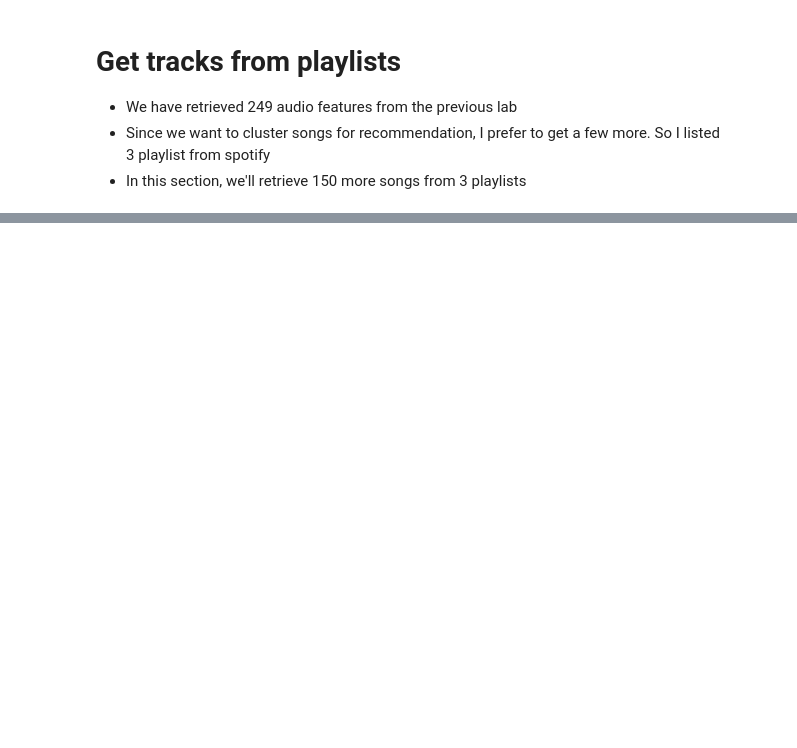
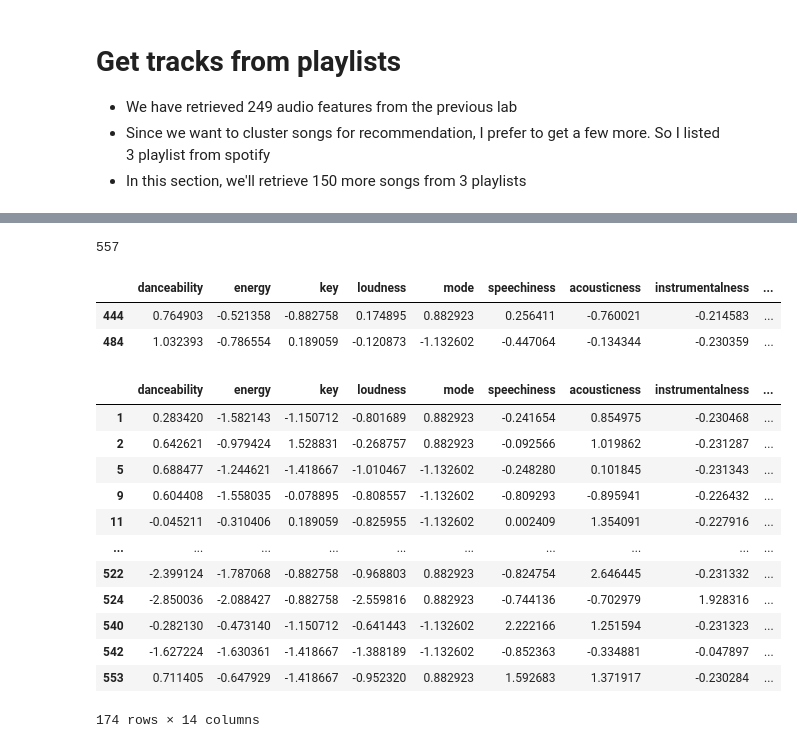
Before and after one commit to suphawadeeth/Data-Analytics-Ironhack, a Jupyter notebook: unit-8/lab-unsupervised-learning-intro/lab-unsupervised-learning-intro.ipynb, the cells around one changed output, grey strips where cells are left out. Saved outputs shown, nothing was run; the diff lists cells and outputs as text; code cells hidden in the pictures; blank space fills up the shorter version.

```diff
--- a/unit-8/lab-unsupervised-learning-intro/lab-unsupervised-learning-intro.ipynb
+++ b/unit-8/lab-unsupervised-learning-intro/lab-unsupervised-learning-intro.ipynb
@@ -46,0 +36,7 @@ df.head()
+# %%
+df = pd.concat(map(pd.read_csv, ['audio_features_249.csv',
+                                 'audio_features_viralhits_200.csv',
+                                 'audio_features_viralhits_75.csv']))
+df.reset_index(drop=True)
+print("Total songs: ", len(df))
+df.head(3)
@@ -223,0 +227,12 @@ X_scaled.head()
+# %%
+# Clustering songs using Kmeans
+kmeans = KMeans(n_clusters=3, random_state=42)
+kmeans.fit(X_scaled)
+clusters = kmeans.predict(X_scaled)
+# %%
+#create new dataframe with title, artist and cluster assigned
+df_clustered = pd.DataFrame(X_scaled)
+df_clustered['song_name'] = df['title']
+df_clustered['artist'] = df['artist_name']
+df_clustered['cluster'] = clusters
+df_clustered.head()
@@ -223,0 +246,28 @@ X_scaled.head()
+# %%
+len(df_clustered)
+# %% [output]
+557
+# %%
+# Check out a song
+df_clustered[df_clustered['song_name'].str.contains('Mari')]
+# %% [output]
+|  | danceability | energy | key | loudness | mode | speechiness | acousticness | instrumentalness | ... |
+| 444 | 0.764903 | -0.521358 | -0.882758 | 0.174895 | 0.882923 | 0.256411 | -0.760021 | -0.214583 | ... |
+| 484 | 1.032393 | -0.786554 | 0.189059 | -0.120873 | -1.132602 | -0.447064 | -0.134344 | -0.230359 | ... |
+# %%
+# Check out cluster == 2
+df_clustered[df_clustered.cluster==2]
+# %% [output]
+|  | danceability | energy | key | loudness | mode | speechiness | acousticness | instrumentalness | ... |
+| 1 | 0.283420 | -1.582143 | -1.150712 | -0.801689 | 0.882923 | -0.241654 | 0.854975 | -0.230468 | ... |
+| 2 | 0.642621 | -0.979424 | 1.528831 | -0.268757 | 0.882923 | -0.092566 | 1.019862 | -0.231287 | ... |
+| 5 | 0.688477 | -1.244621 | -1.418667 | -1.010467 | -1.132602 | -0.248280 | 0.101845 | -0.231343 | ... |
+| 9 | 0.604408 | -1.558035 | -0.078895 | -0.808557 | -1.132602 | -0.809293 | -0.895941 | -0.226432 | ... |
+| 11 | -0.045211 | -0.310406 | 0.189059 | -0.825955 | -1.132602 | 0.002409 | 1.354091 | -0.227916 | ... |
+| ... | ... | ... | ... | ... | ... | ... | ... | ... | ... |
+| 522 | -2.399124 | -1.787068 | -0.882758 | -0.968803 | 0.882923 | -0.824754 | 2.646445 | -0.231332 | ... |
+| 524 | -2.850036 | -2.088427 | -0.882758 | -2.559816 | 0.882923 | -0.744136 | -0.702979 | 1.928316 | ... |
+| 540 | -0.282130 | -0.473140 | -1.150712 | -0.641443 | -1.132602 | 2.222166 | 1.251594 | -0.231323 | ... |
+| 542 | -1.627224 | -1.630361 | -1.418667 | -1.388189 | -1.132602 | -0.852363 | -0.334881 | -0.047897 | ... |
+| 553 | 0.711405 | -0.647929 | -1.418667 | -0.952320 | 0.882923 | 1.592683 | 1.371917 | -0.230284 | ... |
+174 rows × 14 columns
```
Also changed, not shown: parts of 23 cells of this notebook.
